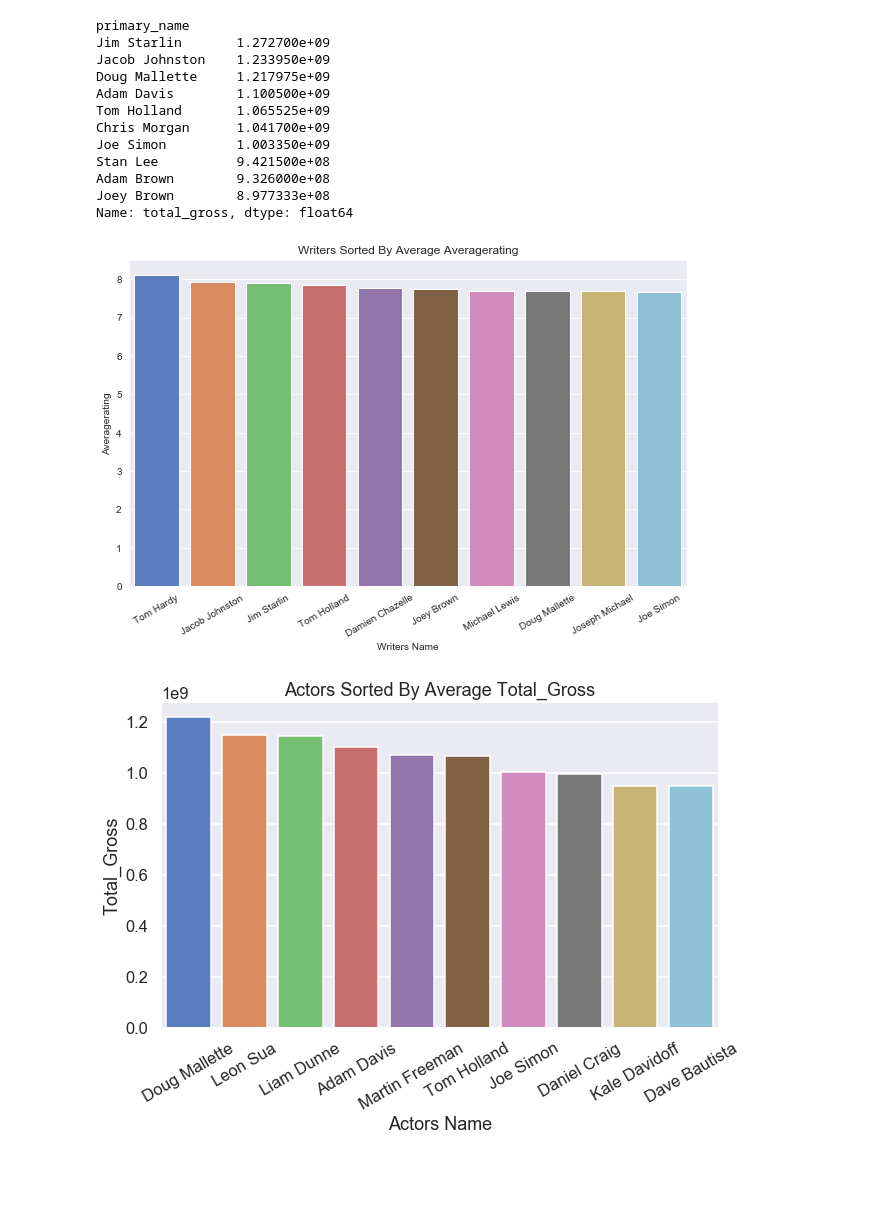
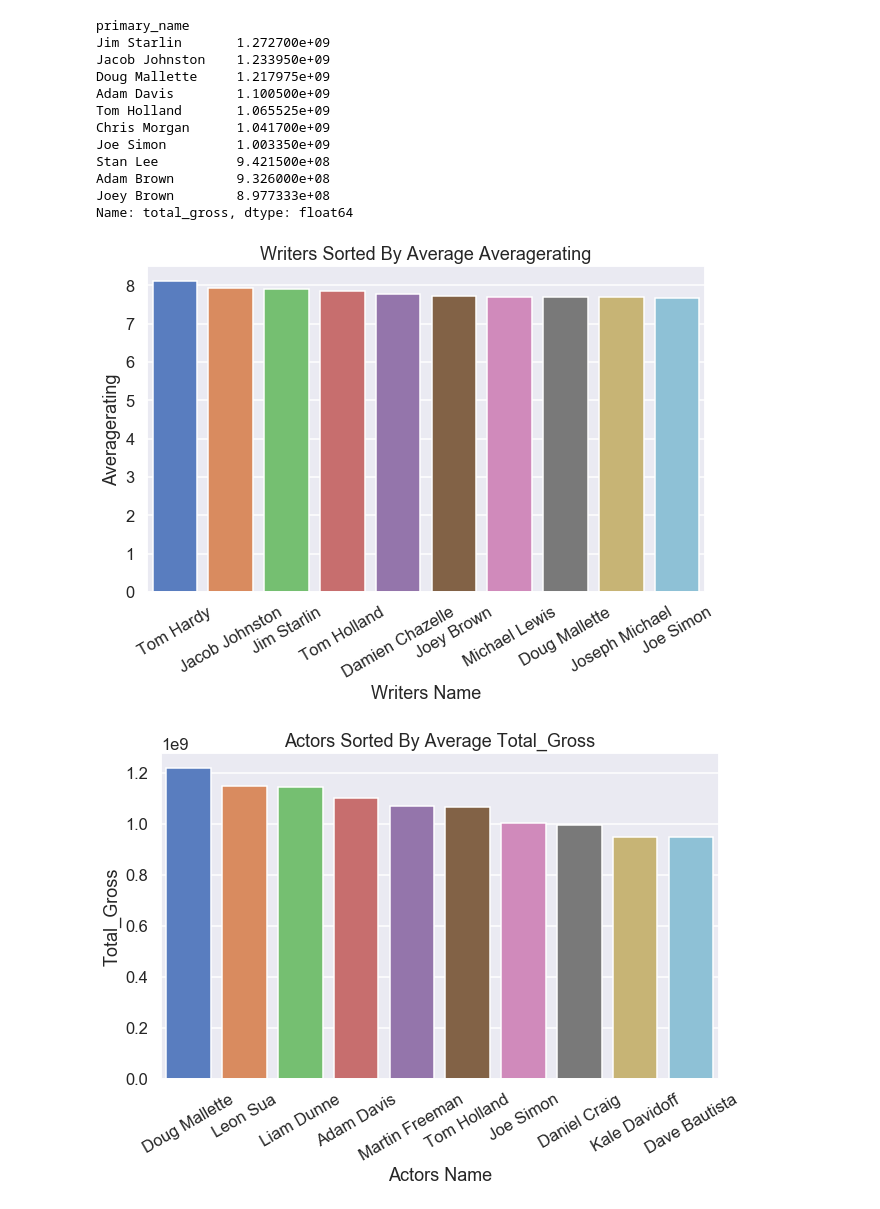
Before and after one commit to aschams/FlatironProject1, a Jupyter notebook: ASchams_notebook.ipynb, the cells around one changed output. Cells and saved outputs as stored; diff of their text form; code cells hidden in the pictures; blank space fills up the shorter version.

```diff
--- a/ASchams_notebook.ipynb
+++ b/ASchams_notebook.ipynb
@@ -236,3 +209,7 @@ tppm = titles_people_profs_merge.copy()
+# %%
+# tppm = titles_people_profs_merge.copy()
+tppm = pd.read_csv('data/title_people_profs_merge.csv' )
+tppm.drop('Unnamed: 0', axis=1, inplace=True)
 # %% [markdown]
 ### Add ratings data
 # %%
@@ -513,9 +394,9 @@ def plot_most_popular_people(df, role, category, frequency=3, n=10, figsize=(10,
     plt.ylabel(category.title())
     plt.title(str(role + 's sorted by average ' + category).title())
 # %%
-plot_most_popular_people(tppm, 'writer', 'averagerating')
+asf.plot_most_popular_people(tppm, 'writer', 'averagerating')
 # %% [output]
-[figure, old version]
+[figure, new version]
 # %%
 plot_most_popular_people(tppm, 'actor', 'total_gross')
 # %% [output]
```
Also changed, not shown: parts of 30 cells of this notebook, 1 other file.
